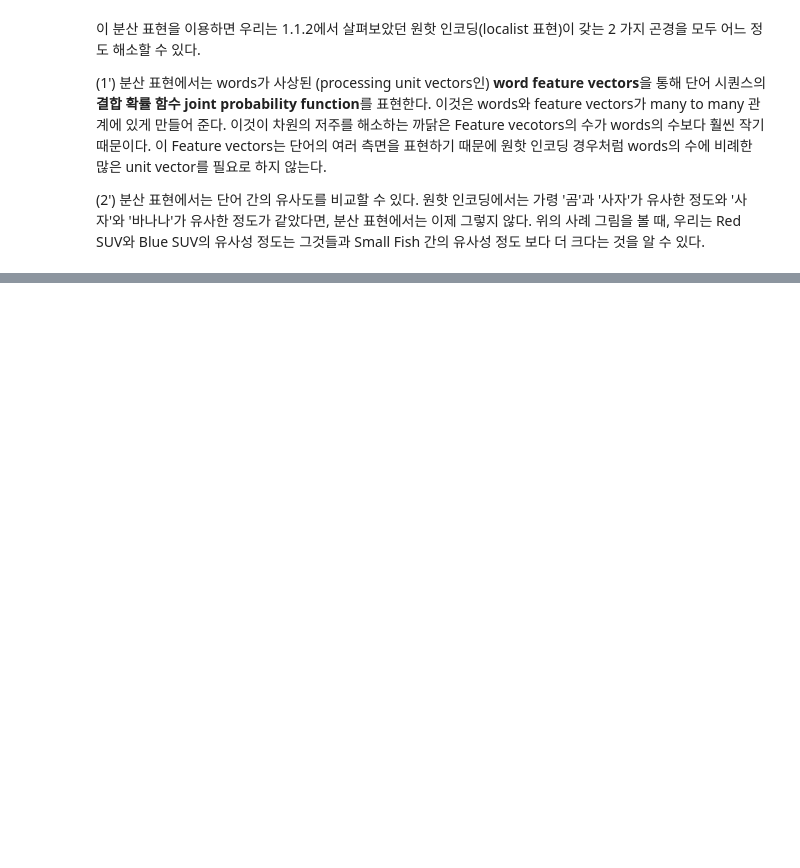
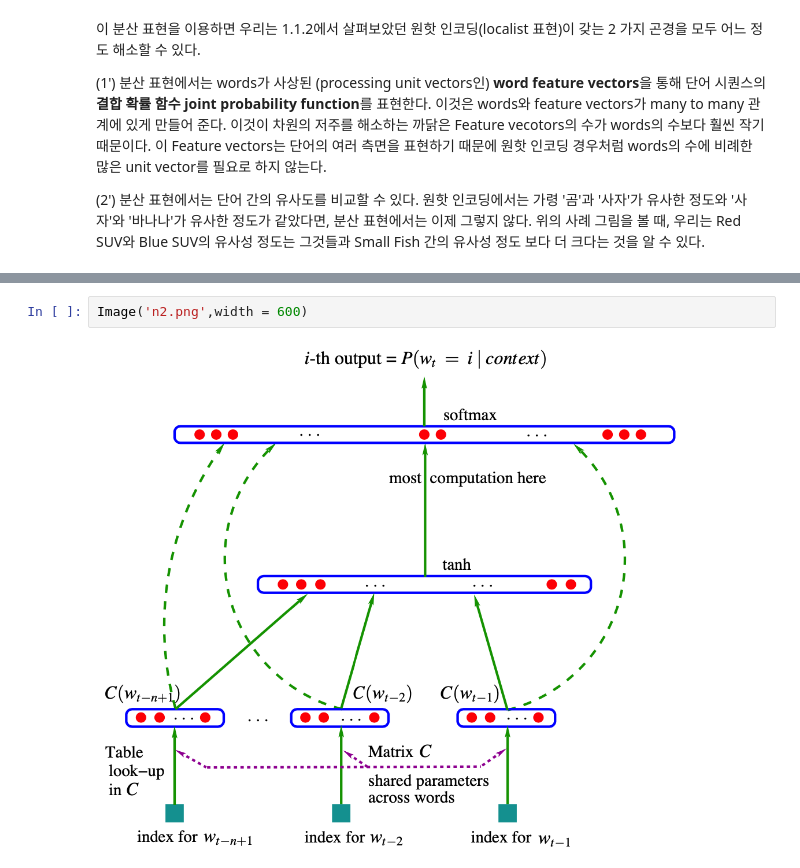
Before and after one commit to musicjae/NLP, a Jupyter notebook: NPLM(2003).ipynb, the cells around one changed output, grey strips where cells are left out. Cells and saved outputs as stored; diff of their text form; blank space fills up the shorter version.

```diff
--- a/NPLM(2003).ipynb
+++ b/NPLM(2003).ipynb
@@ -70,0 +150,4 @@ print(result)
+# %%
+Image('n2.png',width = 600)
+# %% [output]
+[figure, added]
```
Also changed, not shown: parts of 33 cells of this notebook.
